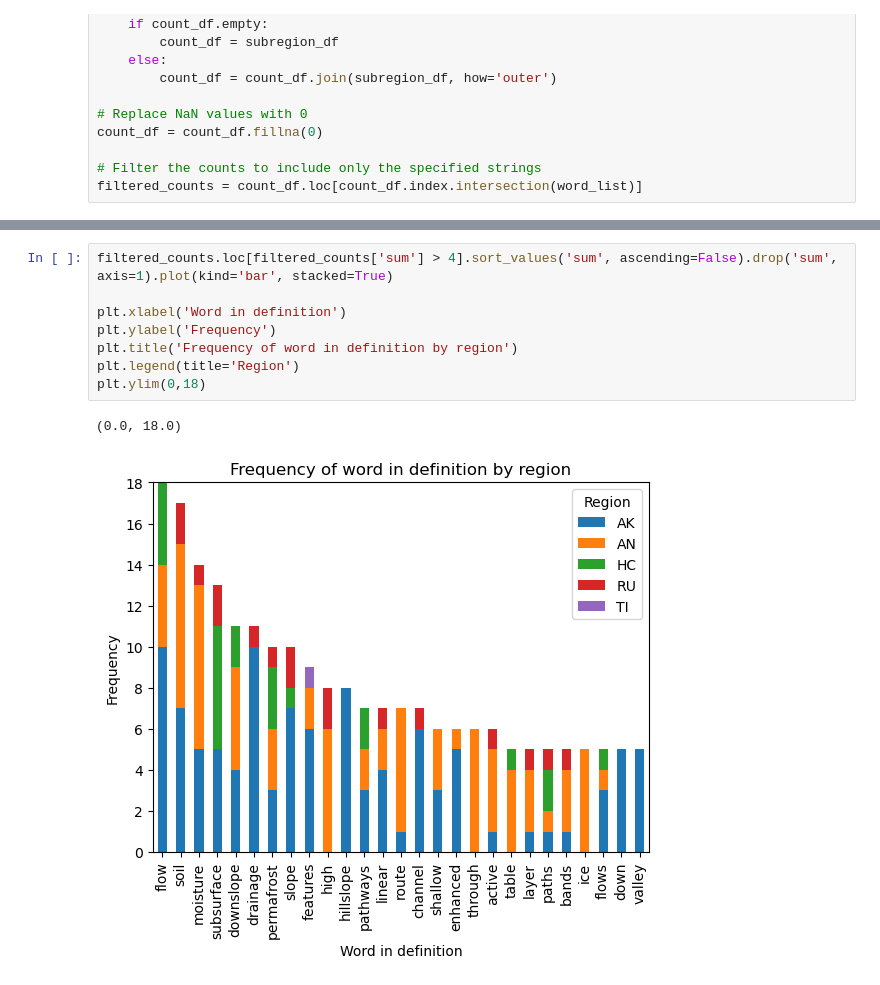
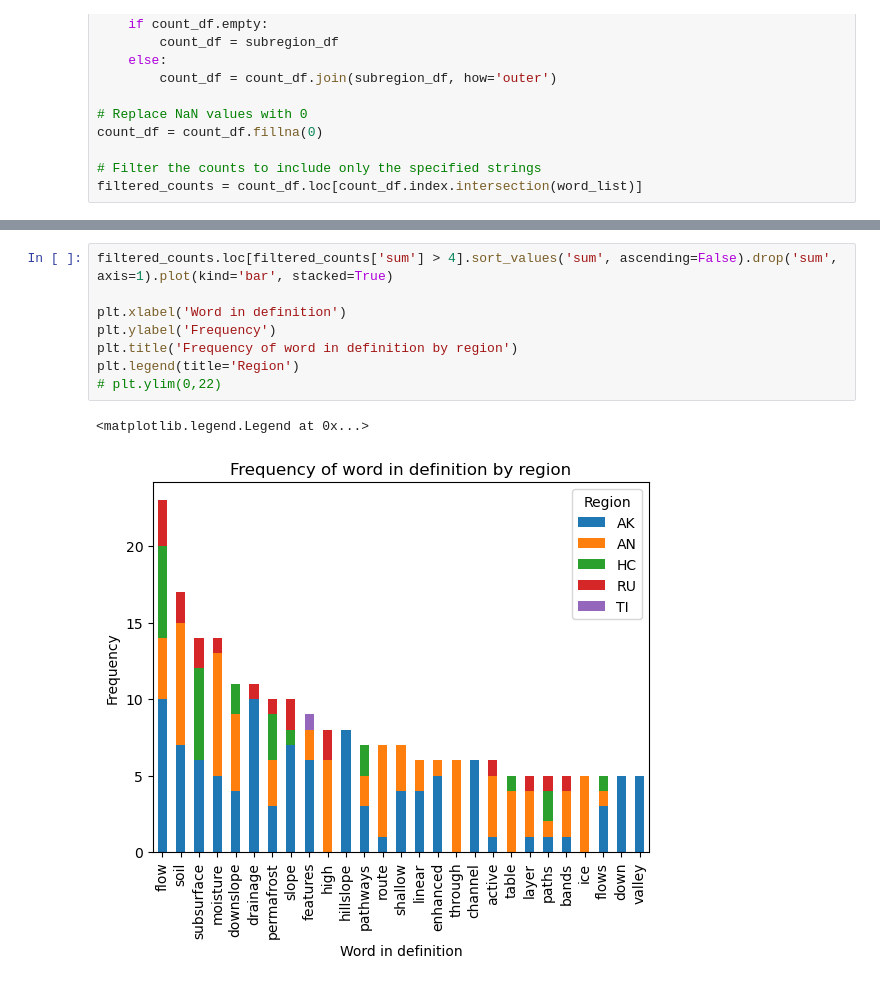
Before and after one commit to jmdelvecchio/wt-review, a Jupyter notebook: lit_review.ipynb, the cells around one changed output, grey strips where cells are left out. Cells and saved outputs as stored; diff of their text form.

```diff
--- a/lit_review.ipynb
+++ b/lit_review.ipynb
@@ -217,11 +199,11 @@ Name: sum, dtype: float64
 # %%
 filtered_counts.loc[filtered_counts['sum'] > 4].sort_values('sum', ascending=False).drop('sum', axis=1).plot(kind='bar', stacked=True)
 
 plt.xlabel('Word in definition')
 plt.ylabel('Frequency')
 plt.title('Frequency of word in definition by region')
 plt.legend(title='Region')
-plt.ylim(0,18)
+# plt.ylim(0,22)
 # %% [output]
-(0.0, 18.0)
+<matplotlib.legend.Legend at 0x...>
-[figure, old version]
+[figure, new version]
```
Also changed, not shown: parts of 5 cells of this notebook, 1 other file.
